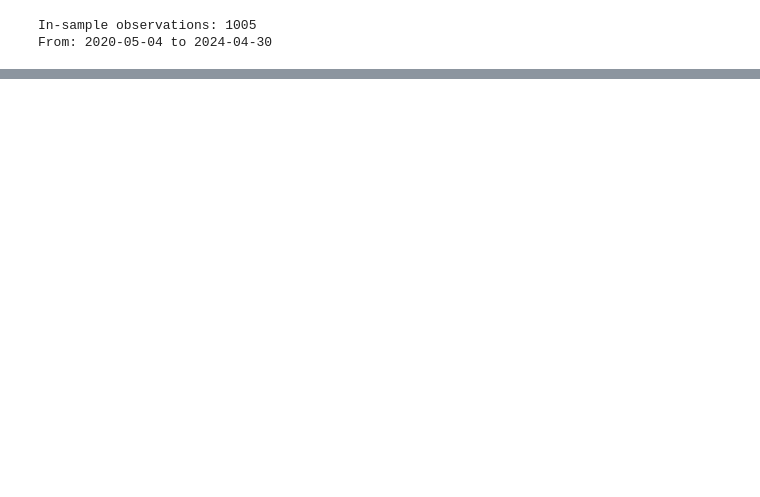
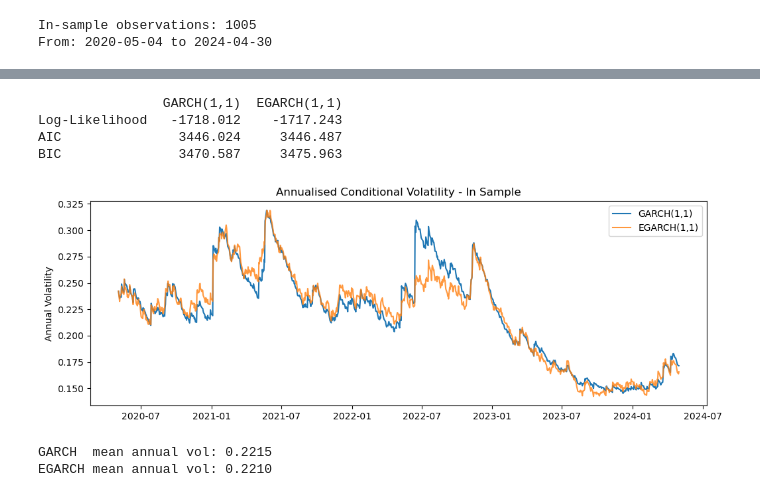
Before and after one commit to linhtrnchloe/time-series-analysis-project, a Jupyter notebook: Untitled.ipynb, the cells around one changed output, grey strips where cells are left out. Saved outputs shown, nothing was run; the diff lists cells and outputs as text; code cells hidden in the pictures; blank space fills up the shorter version.

Commit message:
Add GARCH and EGARCH model estimation

```diff
--- a/Untitled.ipynb
+++ b/Untitled.ipynb
@@ -255,0 +302,5 @@ Ljung-Box on squared standardized residuals:
+# %%
+egarch = arch_model(in_sample, mean="Constant", vol="EGARCH", p=1, o=1, q=1, dist="t")
+egarch_fitted = egarch.fit(disp="off")
+
+print(egarch_fitted.summary())
@@ -255,0 +325,34 @@ Ljung-Box on squared standardized residuals:
+# %%
+comparison = pd.DataFrame({
+    "GARCH(1,1)": [garch11_fitted.loglikelihood,
+                   garch11_fitted.aic,
+                   garch11_fitted.bic],
+    "EGARCH(1,1)": [egarch_fitted.loglikelihood,
+                    egarch_fitted.aic,
+                    egarch_fitted.bic]
+}, index=["Log-Likelihood", "AIC", "BIC"])
+
+print(comparison.round(3))
+# %% [output]
+                GARCH(1,1)  EGARCH(1,1)
+Log-Likelihood   -1718.012    -1717.243
+AIC               3446.024     3446.487
+BIC               3470.587     3475.963
+# %%
+cond_vol_garch  = garch11_fitted.conditional_volatility * np.sqrt(252) / 100
+cond_vol_egarch = egarch_fitted.conditional_volatility * np.sqrt(252) / 100
+
+plt.figure(figsize=(12, 4))
+plt.plot(cond_vol_garch.index,  cond_vol_garch.values,  label="GARCH(1,1)")
+plt.plot(cond_vol_egarch.index, cond_vol_egarch.values, label="EGARCH(1,1)", alpha=0.8)
+plt.title("Annualised Conditional Volatility - In Sample")
+plt.ylabel("Annual Volatility")
+plt.legend()
+plt.show()
+
+print(f"GARCH  mean annual vol: {cond_vol_garch.mean():.4f}")
+print(f"EGARCH mean annual vol: {cond_vol_egarch.mean():.4f}")
+# %% [output]
+[figure, added]
+GARCH  mean annual vol: 0.2215
+EGARCH mean annual vol: 0.2210
```
Also changed, not shown: parts of 22 cells of this notebook, 1 other file.
